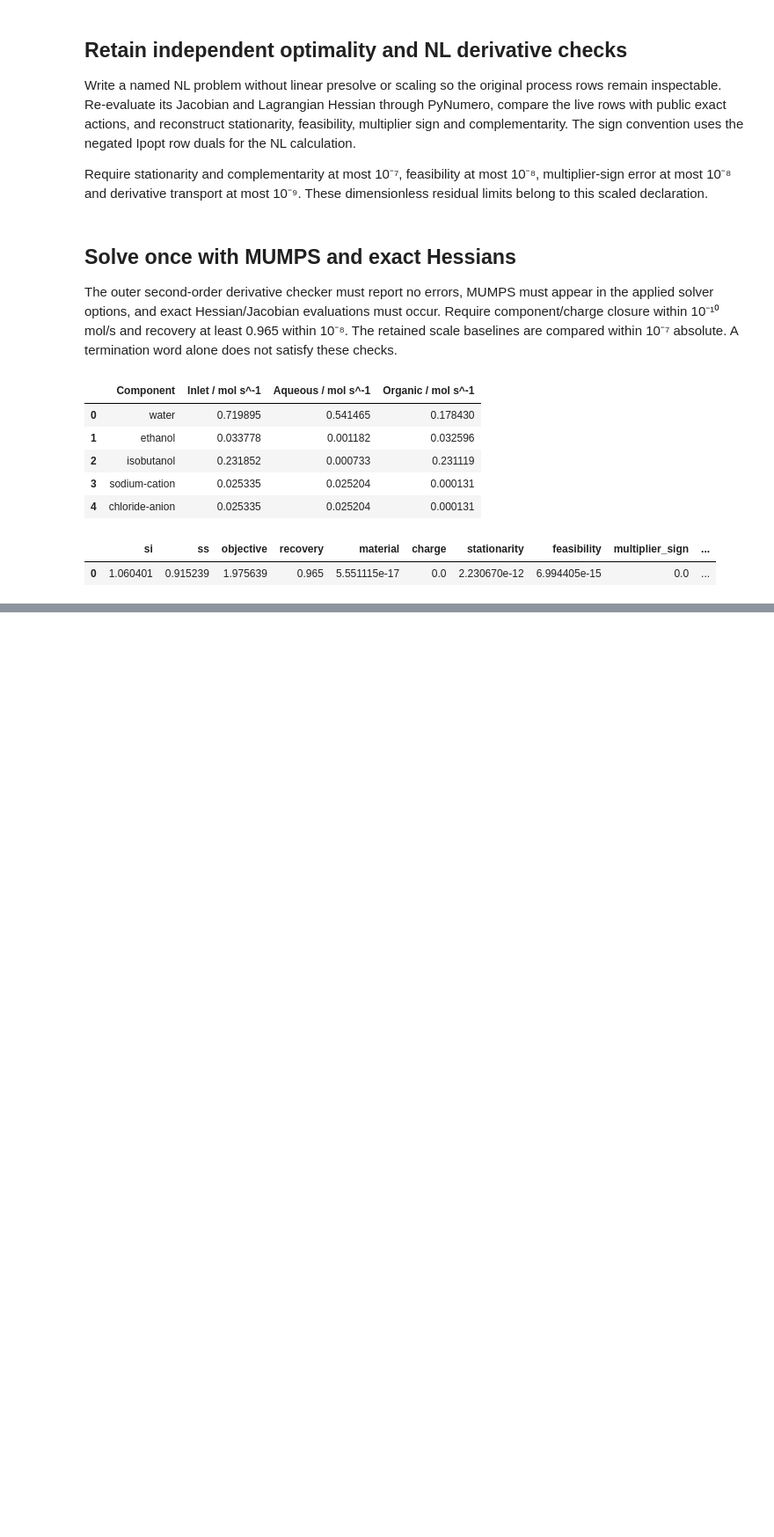
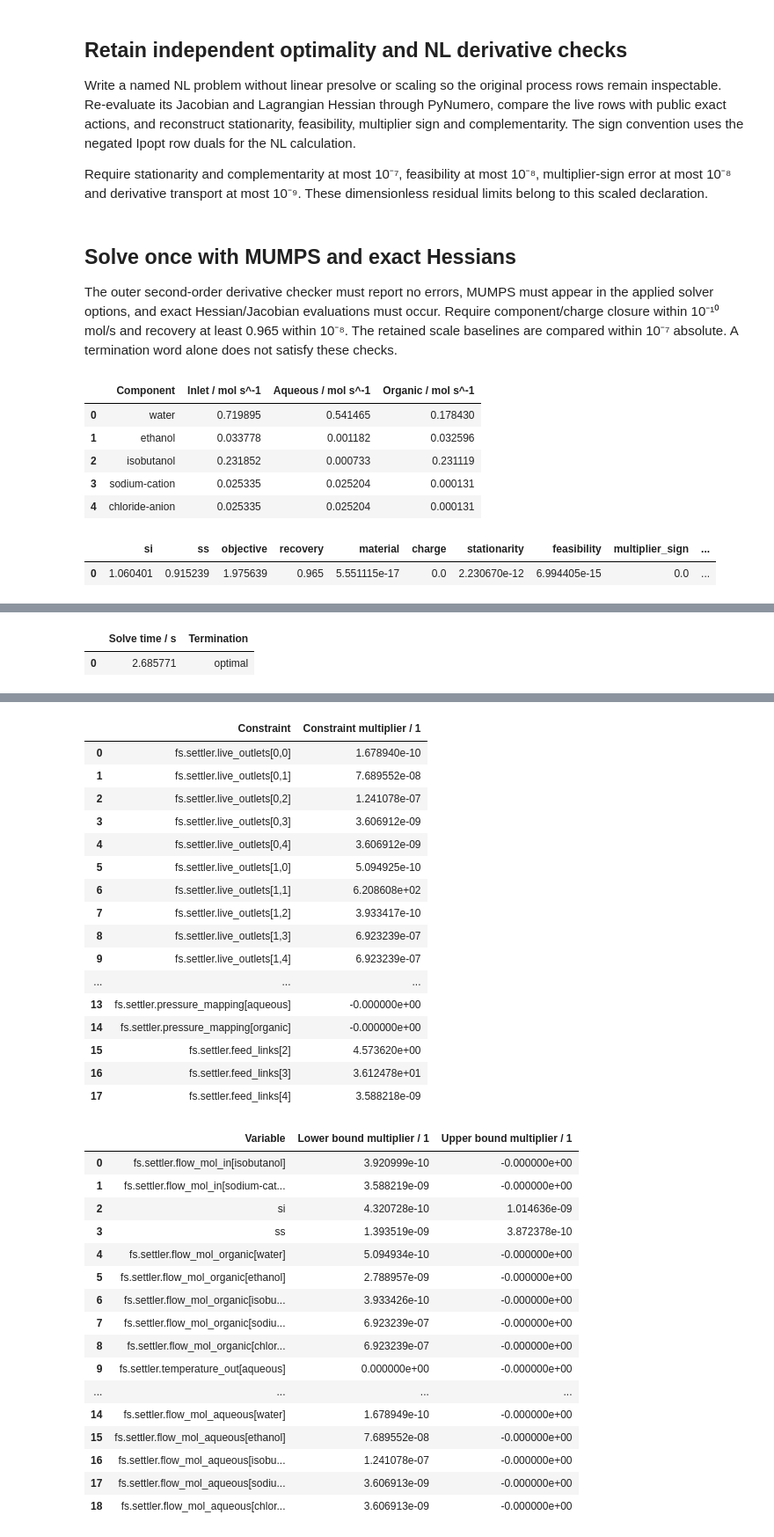
Before and after one commit to tannerpolley/epcsaft, a Jupyter notebook: docs/site/examples/idaes-two-liquid-settler.ipynb, the cells around one changed output, grey strips where cells are left out. Shown at 88% size. Saved outputs shown, nothing was run; the diff lists cells and outputs as text; code cells hidden in the pictures; blank space fills up the shorter version.

Commit message:
docs: correct example normalization, provenance, and result tables

```diff
--- a/docs/site/examples/idaes-two-liquid-settler.ipynb
+++ b/docs/site/examples/idaes-two-liquid-settler.ipynb
@@ -210,8 +205,12 @@ class Reference:
             for p in range(2)
             for i in range(5)
         ]
+        self.feed_increment_mol = 1.0
         self.directions = [
-            eq.SolvedStateActionDirection(0.0, 0.0, feed(row), []) for row in np.eye(4)
+            eq.SolvedStateActionDirection(
+                0.0, 0.0, feed(self.feed_increment_mol * row), []
+            )
+            for row in np.eye(4)
         ]
         self.library = library
         self.external = ExternalFunction(
@@ -270,10 +269,12 @@ class Reference:
                 if indices == (-1,):
                     continue
                 if len(indices) == 1:
-                    g[row, indices[0]] = item.action
+                    g[row, indices[0]] = item.action / self.feed_increment_mol
                 else:
                     i, j = indices
-                    h[row, i, j] = h[row, j, i] = item.action
+                    h[row, i, j] = h[row, j, i] = (
+                        item.action / self.feed_increment_mol**2
+                    )
         assert batch.diagnostics.rank == batch.diagnostics.state_dimension
         return (
             (y, g, h),
@@ -723,7 +724,10 @@ def solve(reference, start, output, ipopt, optimize=True):
         "elapsed_s": time.monotonic() - started,
         "flows": y.tolist(),
         "termination": str(result.solver.termination_condition),
-        "options": options,
+        "options": {
+            **options,
+            "output_file": (output / "ipopt.log").relative_to(ROOT).as_posix(),
+        },
         **nl_checks(m, path, reference, optimize),
     }
     assert (
@@ -798,3 +792,23 @@ remain under `build/docs/settler`; no solver binary is copied there.
 # %%
-print(json.dumps(values, indent=2))
+display(pd.DataFrame([values["anchor_checks"]]).rename(columns={
+    "classified": "Anchor maximum classified residual / 1",
+    "hessian": "Anchor reduced Hessian minimum / 1",
+    "material": "Anchor material balance error / mol",
+    "charge": "Anchor charge fraction error / 1",
+    "pressure": "Anchor relative pressure error / 1",
+}))
+display(pd.DataFrame([{
+    "Solve time / s": values["elapsed_s"],
+    "Termination": values["termination"],
+}]))
+display(pd.DataFrame(values["options"].items(), columns=["Solver option", "Setting"]))
+display(pd.DataFrame({
+    "Constraint": list(values["lambda"]),
+    "Constraint multiplier / 1": list(values["lambda"].values()),
+}))
+display(pd.DataFrame({
+    "Variable": list(values["zL"]),
+    "Lower bound multiplier / 1": list(values["zL"].values()),
+    "Upper bound multiplier / 1": list(values["zU"].values()),
+}))
 # %% [output]
@@ -817,0 +817,2 @@ print(json.dumps(values, indent=2))
+|  | Solve time / s | Termination |
+| 0 | 2.685771 | optimal |
@@ -817,0 +837,34 @@ print(json.dumps(values, indent=2))
+|  | Constraint | Constraint multiplier / 1 |
+| 0 | fs.settler.live_outlets[0,0] | 1.678940e-10 |
+| 1 | fs.settler.live_outlets[0,1] | 7.689552e-08 |
+| 2 | fs.settler.live_outlets[0,2] | 1.241078e-07 |
+| 3 | fs.settler.live_outlets[0,3] | 3.606912e-09 |
+| 4 | fs.settler.live_outlets[0,4] | 3.606912e-09 |
+| 5 | fs.settler.live_outlets[1,0] | 5.094925e-10 |
+| 6 | fs.settler.live_outlets[1,1] | 6.208608e+02 |
+| 7 | fs.settler.live_outlets[1,2] | 3.933417e-10 |
+| 8 | fs.settler.live_outlets[1,3] | 6.923239e-07 |
+| 9 | fs.settler.live_outlets[1,4] | 6.923239e-07 |
+| ... | ... | ... |
+| 13 | fs.settler.pressure_mapping[aqueous] | -0.000000e+00 |
+| 14 | fs.settler.pressure_mapping[organic] | -0.000000e+00 |
+| 15 | fs.settler.feed_links[2] | 4.573620e+00 |
+| 16 | fs.settler.feed_links[3] | 3.612478e+01 |
+| 17 | fs.settler.feed_links[4] | 3.588218e-09 |
+|  | Variable | Lower bound multiplier / 1 | Upper bound multiplier / 1 |
+| 0 | fs.settler.flow_mol_in[isobutanol] | 3.920999e-10 | -0.000000e+00 |
+| 1 | fs.settler.flow_mol_in[sodium-cat... | 3.588219e-09 | -0.000000e+00 |
+| 2 | si | 4.320728e-10 | 1.014636e-09 |
+| 3 | ss | 1.393519e-09 | 3.872378e-10 |
+| 4 | fs.settler.flow_mol_organic[water] | 5.094934e-10 | -0.000000e+00 |
+| 5 | fs.settler.flow_mol_organic[ethanol] | 2.788957e-09 | -0.000000e+00 |
+| 6 | fs.settler.flow_mol_organic[isobu... | 3.933426e-10 | -0.000000e+00 |
+| 7 | fs.settler.flow_mol_organic[sodiu... | 6.923239e-07 | -0.000000e+00 |
+| 8 | fs.settler.flow_mol_organic[chlor... | 6.923239e-07 | -0.000000e+00 |
+| 9 | fs.settler.temperature_out[aqueous] | 0.000000e+00 | -0.000000e+00 |
+| ... | ... | ... | ... |
+| 14 | fs.settler.flow_mol_aqueous[water] | 1.678949e-10 | -0.000000e+00 |
+| 15 | fs.settler.flow_mol_aqueous[ethanol] | 7.689552e-08 | -0.000000e+00 |
+| 16 | fs.settler.flow_mol_aqueous[isobu... | 1.241078e-07 | -0.000000e+00 |
+| 17 | fs.settler.flow_mol_aqueous[sodiu... | 3.606913e-09 | -0.000000e+00 |
+| 18 | fs.settler.flow_mol_aqueous[chlor... | 3.606913e-09 | -0.000000e+00 |
```
Also changed, not shown: parts of 4 cells of this notebook, 10 other files.
